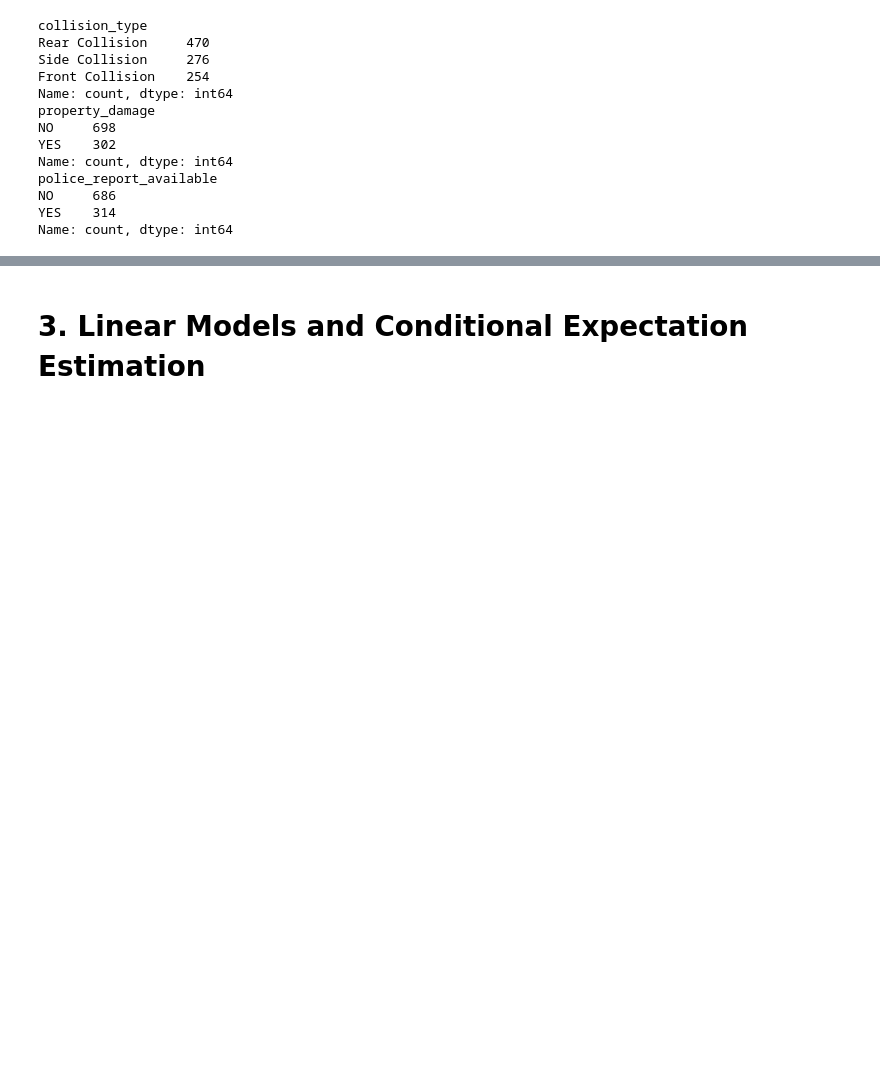
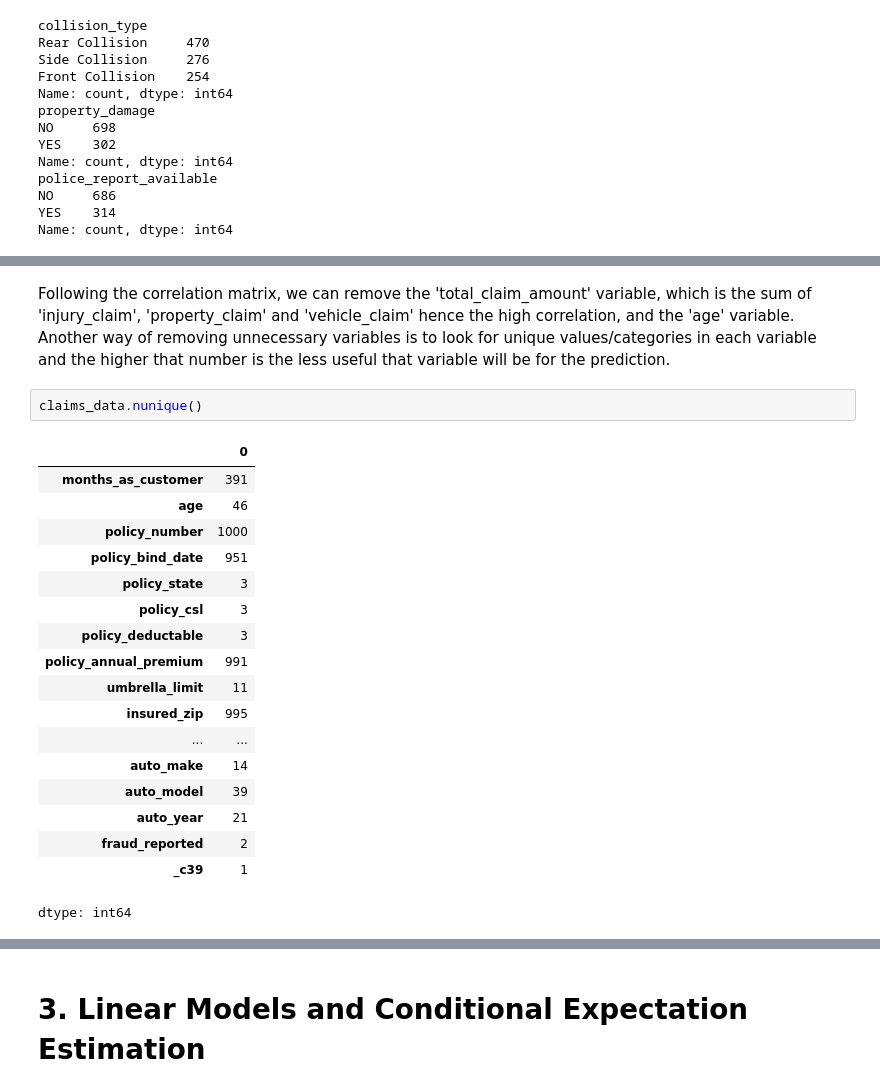
Before and after one commit to Regis0323/Module_1, a Jupyter notebook: Rurangwa_Assignment_Module_1.ipynb, the cells around one changed output, grey strips where cells are left out. Saved outputs shown, nothing was run; the diff lists cells and outputs as text; blank space fills up the shorter version.

```diff
--- a/Rurangwa_Assignment_Module_1.ipynb
+++ b/Rurangwa_Assignment_Module_1.ipynb
@@ -318,0 +223,25 @@ pd.options.plotting.backend = "matplotlib"
+# %% [markdown]
+Following the correlation matrix, we can remove the 'total_claim_amount' variable, which is the sum of 'injury_claim', 'property_claim' and 'vehicle_claim' hence the high correlation, and the 'age' variable.
+<br>
+Another way of removing unnecessary variables is to look for unique values/categories in each variable and the higher that number is the less useful that variable will be for the prediction.
+# %%
+claims_data.nunique()
+# %% [output]
+|  | 0 |
+| months_as_customer | 391 |
+| age | 46 |
+| policy_number | 1000 |
+| policy_bind_date | 951 |
+| policy_state | 3 |
+| policy_csl | 3 |
+| policy_deductable | 3 |
+| policy_annual_premium | 991 |
+| umbrella_limit | 11 |
+| insured_zip | 995 |
+| ... | ... |
+| auto_make | 14 |
+| auto_model | 39 |
+| auto_year | 21 |
+| fraud_reported | 2 |
+| _c39 | 1 |
+dtype: int64
```
Also changed, not shown: parts of 14 cells of this notebook.
